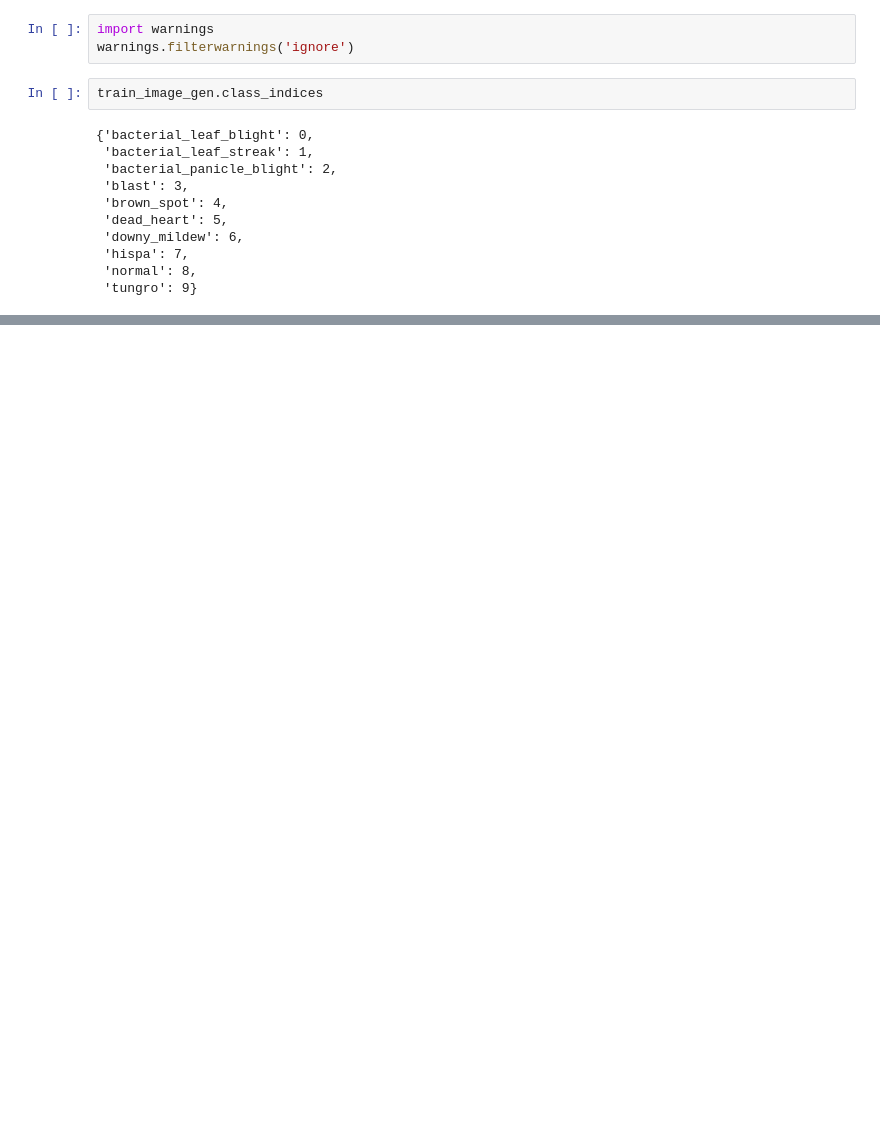
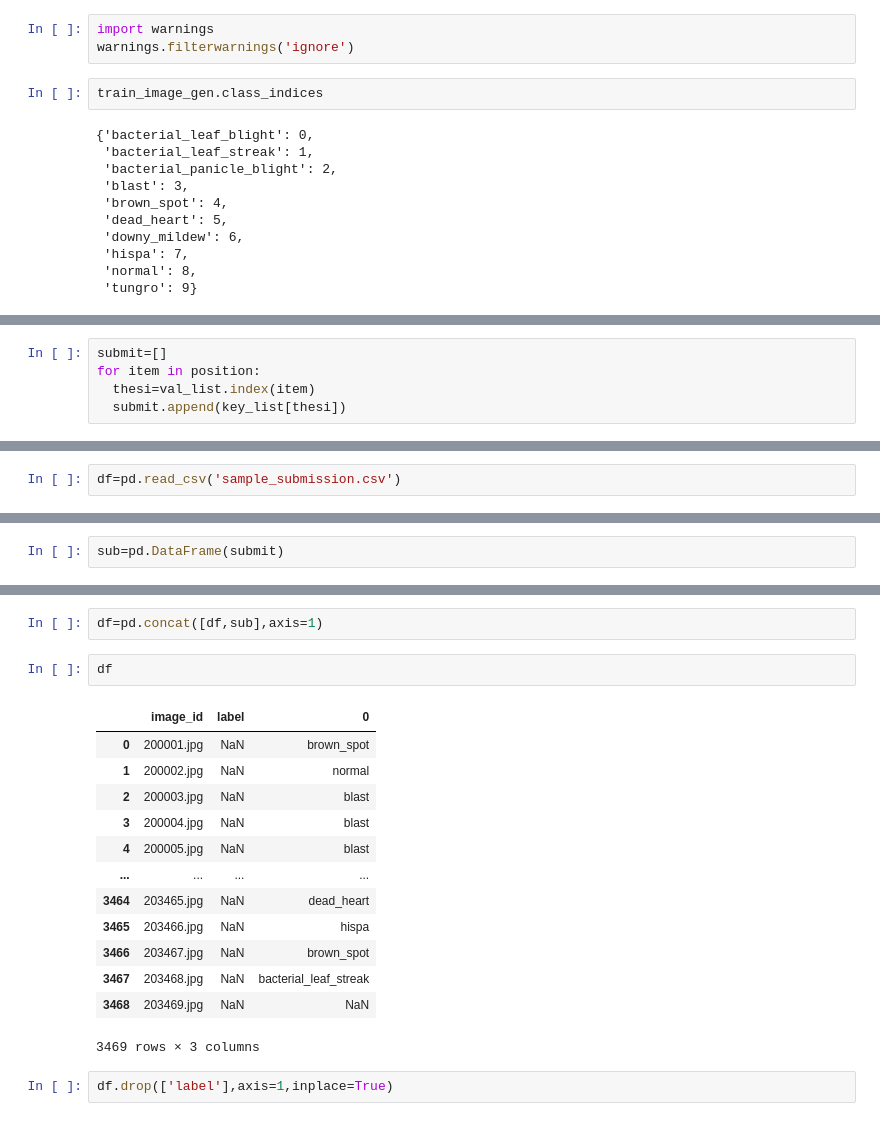
Before and after one commit to kvalaroutsos/Paddy_Classification_Kaggle, a Jupyter notebook: PADDY_cLASSIFICATION.ipynb, the cells around one changed output, grey strips where cells are left out. Drawn from its saved outputs; the diff is of its cells as text; blank space fills up the shorter version.

```diff
--- a/PADDY_cLASSIFICATION.ipynb
+++ b/PADDY_cLASSIFICATION.ipynb
@@ -279,0 +364,5 @@ train_image_gen.class_indices
+# %%
+submit=[]
+for item in position:
+  thesi=val_list.index(item)
+  submit.append(key_list[thesi])
@@ -279,0 +389,2 @@ train_image_gen.class_indices
+# %%
+df=pd.read_csv('sample_submission.csv')
@@ -279,0 +400,2 @@ train_image_gen.class_indices
+# %%
+sub=pd.DataFrame(submit)
@@ -279,0 +418,20 @@ train_image_gen.class_indices
+# %%
+df=pd.concat([df,sub],axis=1)
+# %%
+df
+# %% [output]
+|  | image_id | label | 0 |
+| 0 | 200001.jpg | NaN | brown_spot |
+| 1 | 200002.jpg | NaN | normal |
+| 2 | 200003.jpg | NaN | blast |
+| 3 | 200004.jpg | NaN | blast |
+| 4 | 200005.jpg | NaN | blast |
+| ... | ... | ... | ... |
+| 3464 | 203465.jpg | NaN | dead_heart |
+| 3465 | 203466.jpg | NaN | hispa |
+| 3466 | 203467.jpg | NaN | brown_spot |
+| 3467 | 203468.jpg | NaN | bacterial_leaf_streak |
+| 3468 | 203469.jpg | NaN | NaN |
+3469 rows × 3 columns
+# %%
+df.drop(['label'],axis=1,inplace=True)
```
Also changed, not shown: parts of 47 cells of this notebook.
